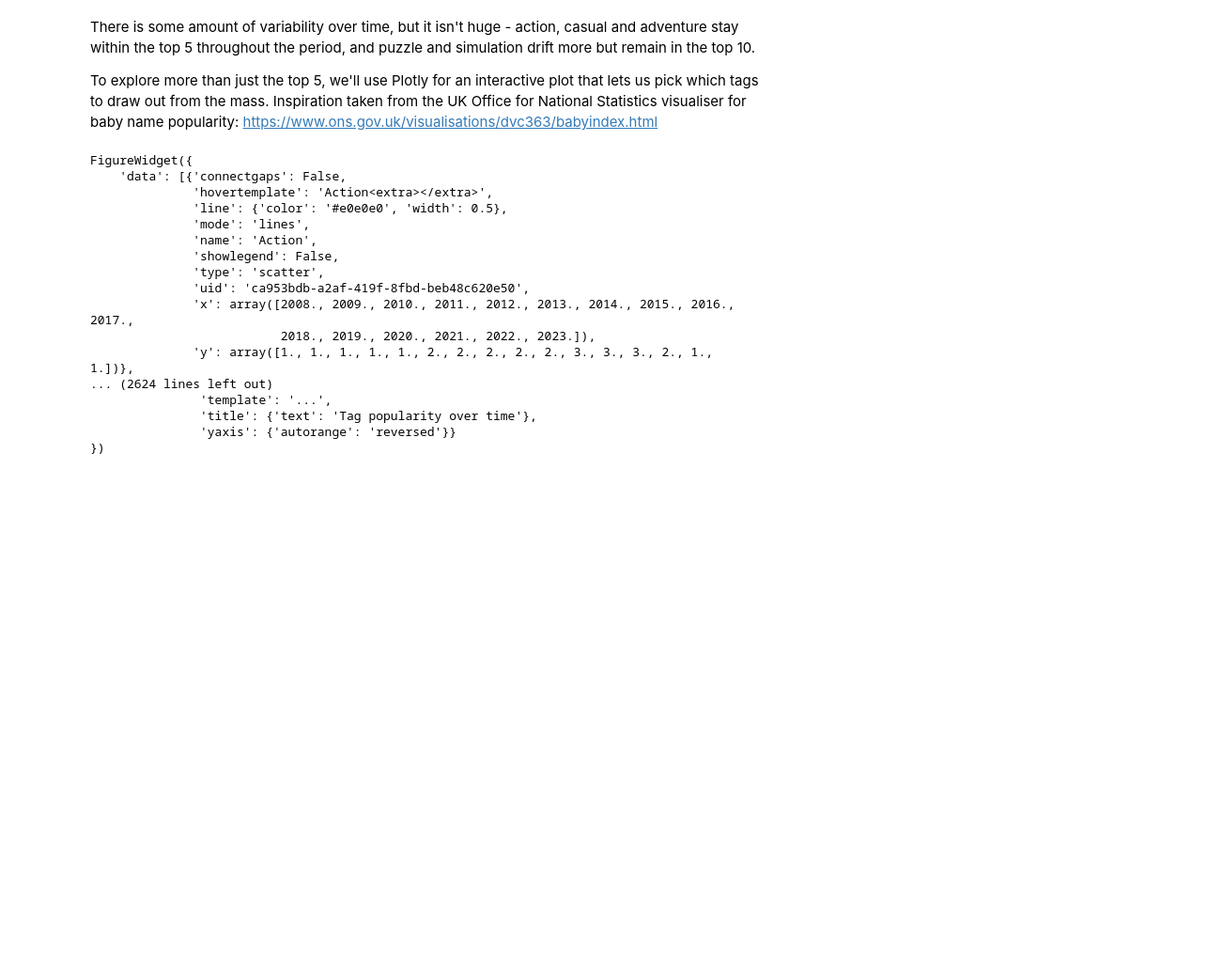
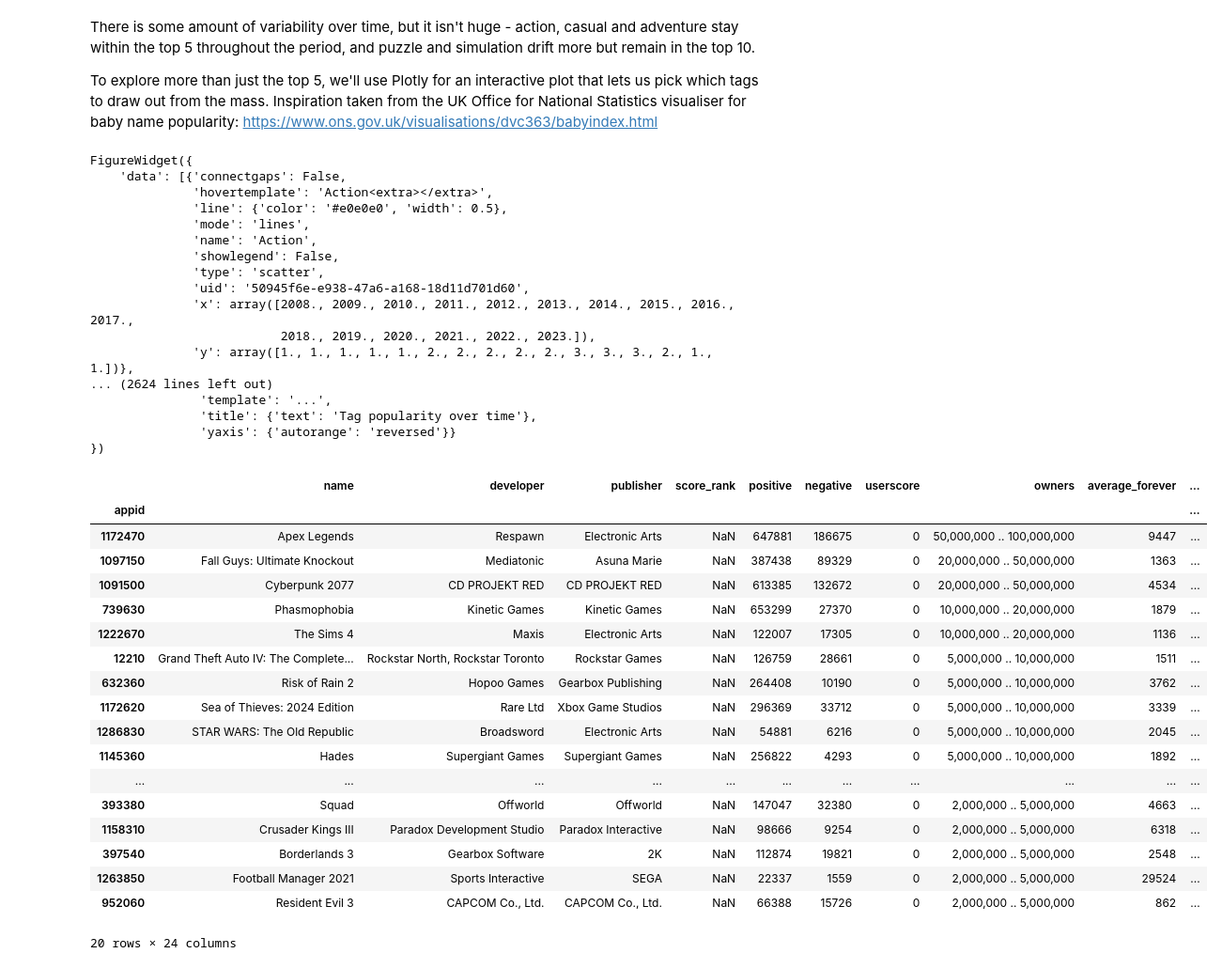
Before and after one commit to adamcellanjones/SteamAnalysis, a Jupyter notebook: notebooks/01_data_exploration.ipynb, the cells around one changed output. Shown: that part at 94% size. Drawn from its saved outputs; the diff is of its cells as text; code cells hidden in the pictures; blank space fills up the shorter version.

```diff
--- a/notebooks/01_data_exploration.ipynb
+++ b/notebooks/01_data_exploration.ipynb
@@ -36,0 +7,12 @@ games.head(10)
+# %%
+# Import helper functions to load data
+import sys
+import os
+
+sys.path.insert(1, os.path.abspath('..'))
+
+from SteamAnalysis.load_data import load_steam_data
+
+# Load data
+games = load_steam_data()
+games.head(10)
@@ -63,15 +56,0 @@ A couple of variables will need converting to more useful formats - the date and
-# %%
-# Convert date to datetime data type
-games['date'] = pd.to_datetime(games['date'], errors="coerce")
-
-# Add a year variable
-games['year'] = games['date'].dt.year
-# %%
-#Convert owners to ordered category data type
-from pandas.api.types import CategoricalDtype
-
-labels = games['owners'].unique()
-categories = sorted(labels, key=lambda x: int(x.split(" .. ")[0].replace(",","")))
-
-cat_type = CategoricalDtype(categories=categories, ordered=True)
-games['owners'] = games['owners'].astype(cat_type)
@@ -246,7 +227,7 @@ FigureWidget({
               'name': 'Action',
               'showlegend': False,
               'type': 'scatter',
-              'uid': 'ca953bdb-a2af-419f-8fbd-beb48c620e50',
+              'uid': '50945f6e-e938-47a6-a168-18d11d701d60',
               'x': array([2008., 2009., 2010., 2011., 2012., 2013., 2014., 2015., 2016., 2017.,
                           2018., 2019., 2020., 2021., 2022., 2023.]),
               'y': array([1., 1., 1., 1., 1., 2., 2., 2., 2., 2., 3., 3., 3., 2., 1., 1.])},
@@ -255,3 +236,25 @@ FigureWidget({
                'title': {'text': 'Tag popularity over time'},
                'yaxis': {'autorange': 'reversed'}}
 })
+# %%
+games.query('year == 2020').sort_values('owners', ascending=False).head(20)
+# %% [output]
+|  | name | developer | publisher | score_rank | positive | negative | userscore | owners | average_forever | ... |
+| appid |  |  |  |  |  |  |  |  |  | ... |
+| 1172470 | Apex Legends | Respawn | Electronic Arts | NaN | 647881 | 186675 | 0 | 50,000,000 .. 100,000,000 | 9447 | ... |
+| 1097150 | Fall Guys: Ultimate Knockout | Mediatonic | Asuna Marie | NaN | 387438 | 89329 | 0 | 20,000,000 .. 50,000,000 | 1363 | ... |
+| 1091500 | Cyberpunk 2077 | CD PROJEKT RED | CD PROJEKT RED | NaN | 613385 | 132672 | 0 | 20,000,000 .. 50,000,000 | 4534 | ... |
+| 739630 | Phasmophobia | Kinetic Games | Kinetic Games | NaN | 653299 | 27370 | 0 | 10,000,000 .. 20,000,000 | 1879 | ... |
+| 1222670 | The Sims 4 | Maxis | Electronic Arts | NaN | 122007 | 17305 | 0 | 10,000,000 .. 20,000,000 | 1136 | ... |
+| 12210 | Grand Theft Auto IV: The Complete... | Rockstar North, Rockstar Toronto | Rockstar Games | NaN | 126759 | 28661 | 0 | 5,000,000 .. 10,000,000 | 1511 | ... |
+| 632360 | Risk of Rain 2 | Hopoo Games | Gearbox Publishing | NaN | 264408 | 10190 | 0 | 5,000,000 .. 10,000,000 | 3762 | ... |
+| 1172620 | Sea of Thieves: 2024 Edition | Rare Ltd | Xbox Game Studios | NaN | 296369 | 33712 | 0 | 5,000,000 .. 10,000,000 | 3339 | ... |
+| 1286830 | STAR WARS: The Old Republic | Broadsword | Electronic Arts | NaN | 54881 | 6216 | 0 | 5,000,000 .. 10,000,000 | 2045 | ... |
+| 1145360 | Hades | Supergiant Games | Supergiant Games | NaN | 256822 | 4293 | 0 | 5,000,000 .. 10,000,000 | 1892 | ... |
+| ... | ... | ... | ... | ... | ... | ... | ... | ... | ... | ... |
+| 393380 | Squad | Offworld | Offworld | NaN | 147047 | 32380 | 0 | 2,000,000 .. 5,000,000 | 4663 | ... |
+| 1158310 | Crusader Kings III | Paradox Development Studio | Paradox Interactive | NaN | 98666 | 9254 | 0 | 2,000,000 .. 5,000,000 | 6318 | ... |
+| 397540 | Borderlands 3 | Gearbox Software | 2K | NaN | 112874 | 19821 | 0 | 2,000,000 .. 5,000,000 | 2548 | ... |
+| 1263850 | Football Manager 2021 | Sports Interactive | SEGA | NaN | 22337 | 1559 | 0 | 2,000,000 .. 5,000,000 | 29524 | ... |
+| 952060 | Resident Evil 3 | CAPCOM Co., Ltd. | CAPCOM Co., Ltd. | NaN | 66388 | 15726 | 0 | 2,000,000 .. 5,000,000 | 862 | ... |
+20 rows × 24 columns
```
Also changed, not shown: parts of 6 cells of this notebook, 4 other files.
